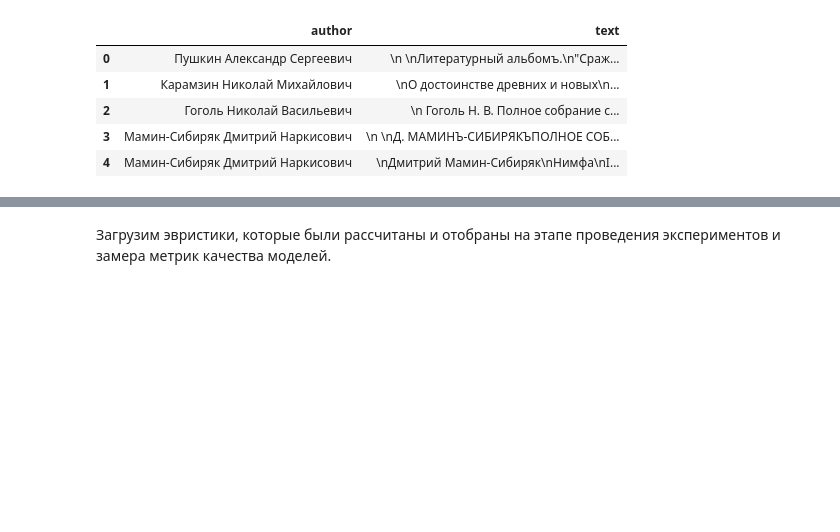
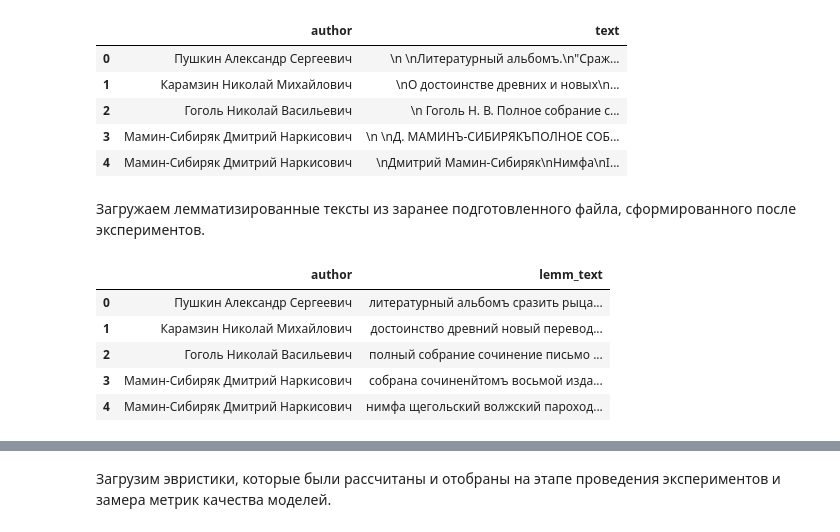
Before and after one commit to DAChernikov/AuthDef_group_project, a Jupyter notebook: notebooks/baseline_pipeline.ipynb, the cells around one changed output, grey strips where cells are left out. Saved outputs shown, nothing was run; the diff lists cells and outputs as text; code cells hidden in the pictures; blank space fills up the shorter version.

```diff
--- a/notebooks/baseline_pipeline.ipynb
+++ b/notebooks/baseline_pipeline.ipynb
@@ -13,3 +14,15 @@ df.head(5)
 | 2 | Гоголь Николай Васильевич | \n Гоголь Н. В. Полное собрание с... |
 | 3 | Мамин-Сибиряк Дмитрий Наркисович | \n \nД. МАМИНЪ-СИБИРЯКЪПОЛНОЕ СОБ... |
 | 4 | Мамин-Сибиряк Дмитрий Наркисович | \nДмитрий Мамин-Сибиряк\nНимфа\nI... |
+# %% [markdown]
+Загружаем лемматизированные тексты из заранее подготовленного файла, сформированного после экспериментов.
+# %%
+df_lemm = pd.read_csv('lemm_texts.csv')
+df_lemm.head()
+# %% [output]
+|  | author | lemm_text |
+| 0 | Пушкин Александр Сергеевич | литературный альбомъ сразить рыца... |
+| 1 | Карамзин Николай Михайлович | достоинство древний новый перевод... |
+| 2 | Гоголь Николай Васильевич | полный собрание сочинение письмо ... |
+| 3 | Мамин-Сибиряк Дмитрий Наркисович | собрана сочиненйтомъ восьмой изда... |
+| 4 | Мамин-Сибиряк Дмитрий Наркисович | нимфа щегольский волжский пароход... |
```
Also changed, not shown: parts of 25 cells of this notebook.
